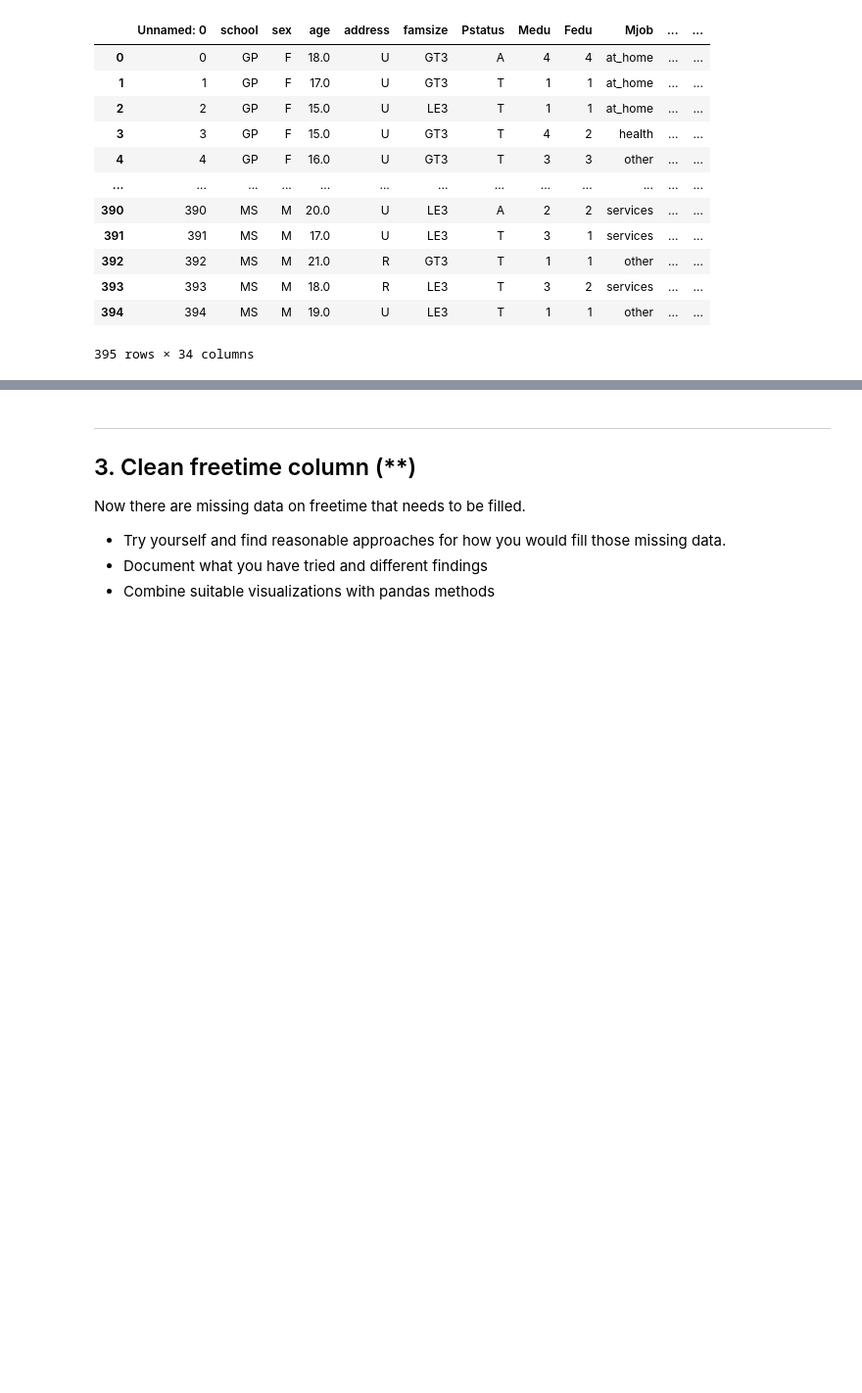
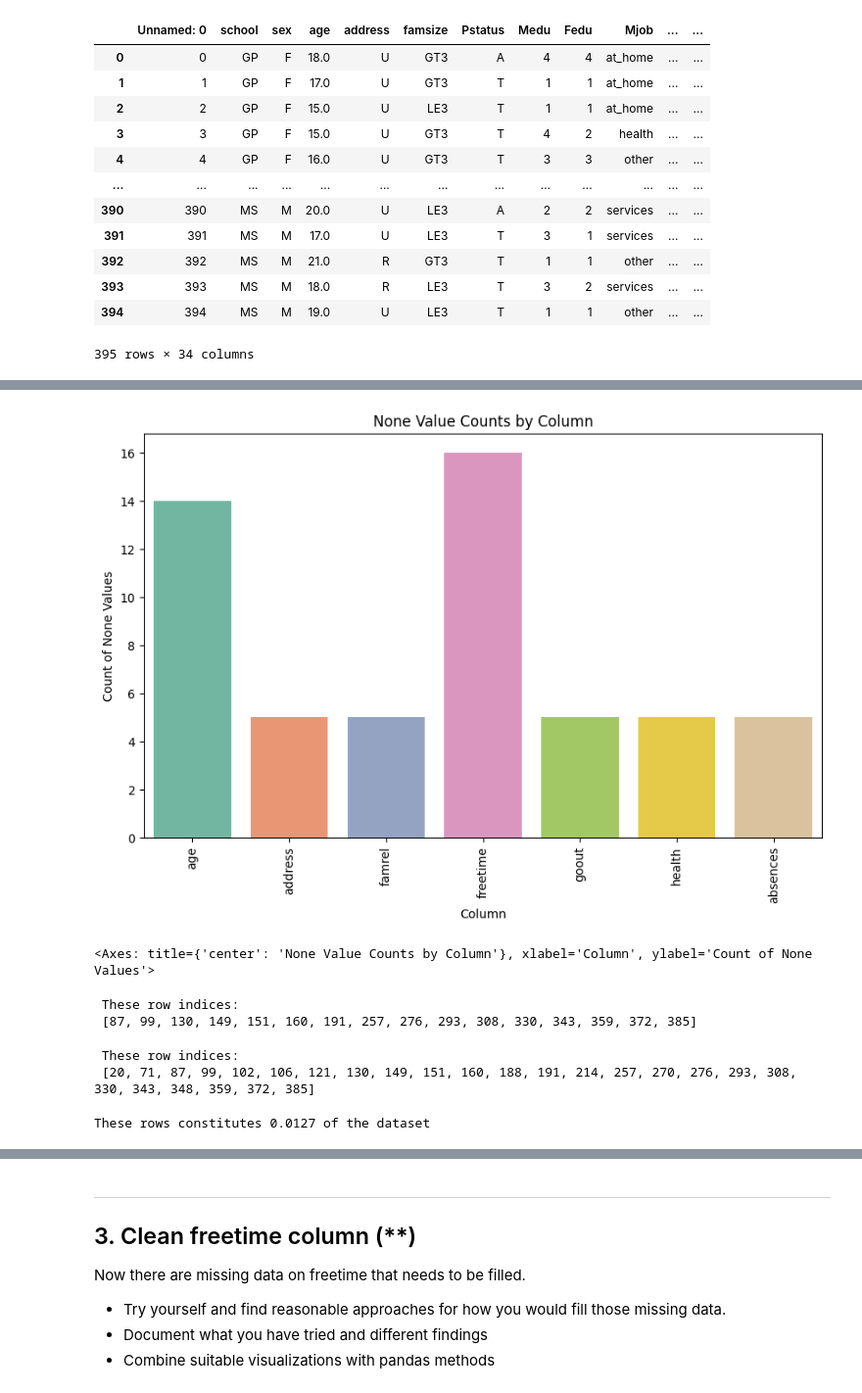
Before and after one commit to AptiDz/data-behandling-APTI-DZHAMURZAEV, a Jupyter notebook: Exercises/E01_missing_aggregation.ipynb, the cells around one changed output, grey strips where cells are left out. Shown: that part at 98% size. Drawn from its saved outputs; the diff is of its cells as text; code cells hidden in the pictures; blank space fills up the shorter version.

```diff
--- a/Exercises/E01_missing_aggregation.ipynb
+++ b/Exercises/E01_missing_aggregation.ipynb
@@ -114,0 +213,44 @@ student_matmissing_data
+# %%
+# c) completed
+
+# d)
+
+from data_utils import df_barplot
+
+
+df_barplot(student_matmissing_data)
+# %% [output]
+[figure, added]
+<Axes: title={'center': 'None Value Counts by Column'}, xlabel='Column', ylabel='Count of None Values'>
+# %%
+# e)
+
+freetime_null = student_matmissing_data[student_matmissing_data["freetime"].isnull()]
+
+row_indices_freetime = freetime_null.index.tolist()
+print(f" These row indices:\n", row_indices_freetime)
+# %% [output]
+ These row indices:
+ [87, 99, 130, 149, 151, 160, 191, 257, 276, 293, 308, 330, 343, 359, 372, 385]
+# %%
+# f)
+
+freetime_or_age_null = student_matmissing_data[student_matmissing_data["age"].isnull() | student_matmissing_data["freetime"].isnull()]
+
+row_indices_freetime_or_age = freetime_or_age_null.index.tolist()
+print(f" These row indices:\n", row_indices_freetime_or_age)
+# %% [output]
+ These row indices:
+ [20, 71, 87, 99, 102, 106, 121, 130, 149, 151, 160, 188, 191, 214, 257, 270, 276, 293, 308, 330, 343, 348, 359, 372, 385]
+# %%
+# g)
+
+nan_counts_per_row = student_matmissing_data.isnull().sum(axis=1)
+nan_above_one = student_matmissing_data[nan_counts_per_row > 1]
+
+row_count_total = student_matmissing_data.shape[0]
+nan_above_one_count = nan_above_one.shape[0]
+
+print(f"These rows constitutes {nan_above_one_count/row_count_total:.4f} of the dataset")
+# %% [output]
+These rows constitutes 0.0127 of the dataset
```
Also changed, not shown: parts of 11 cells of this notebook, 5 other files.
